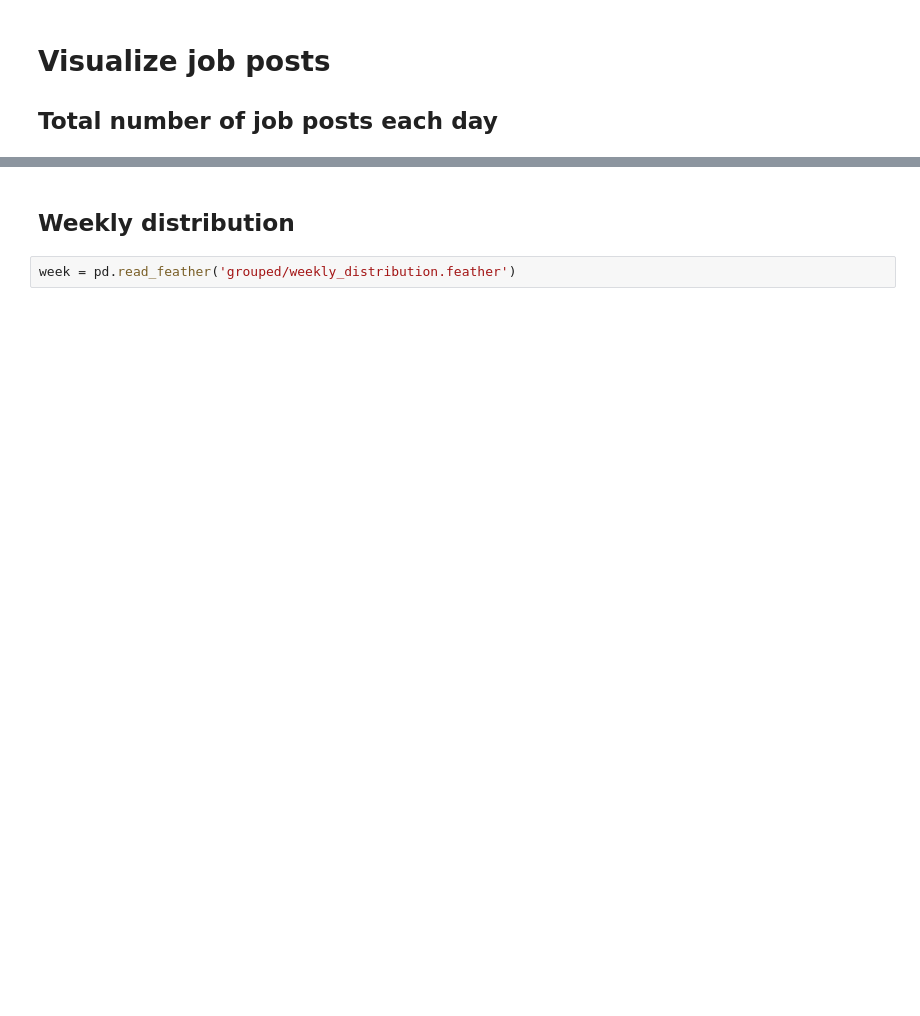
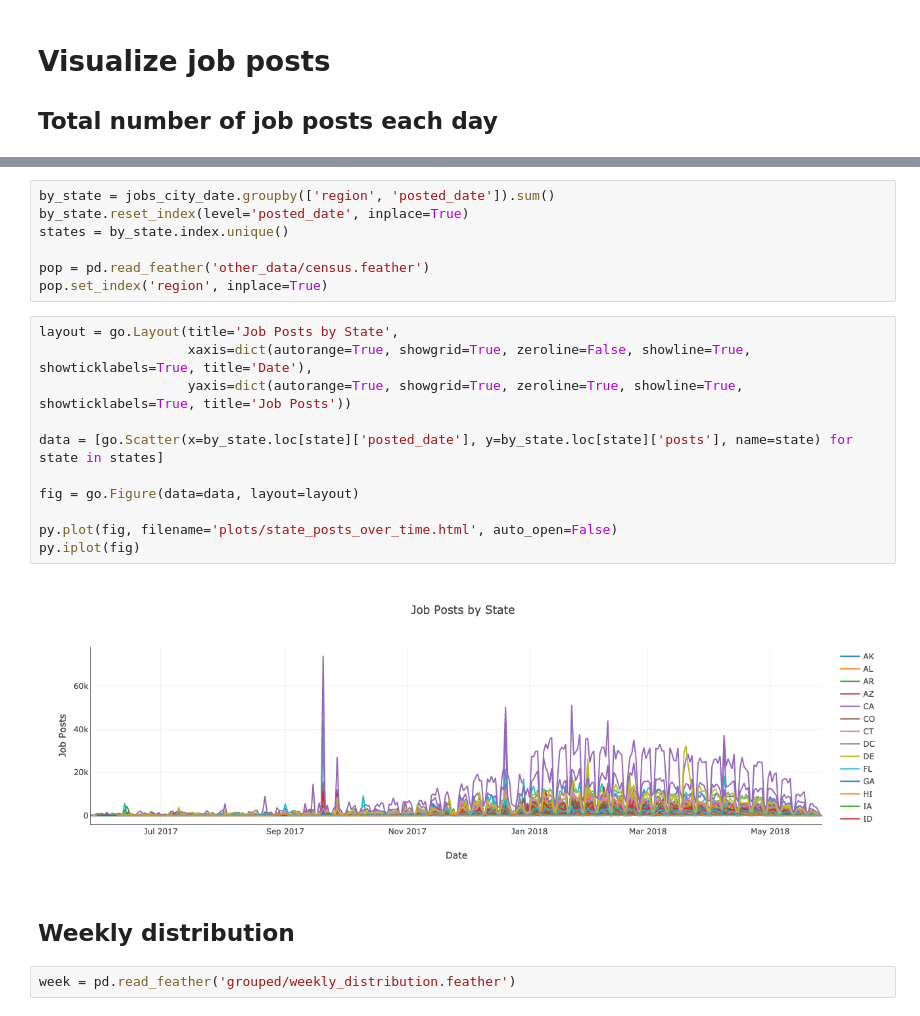
Before and after one commit to gkchen/Capstone_Project, a Jupyter notebook: explore_jobs.ipynb, the cells around one changed output, grey strips where cells are left out. Saved outputs shown, nothing was run; the diff lists cells and outputs as text; blank space fills up the shorter version.

```diff
--- a/explore_jobs.ipynb
+++ b/explore_jobs.ipynb
@@ -52,3 +40,23 @@ show(f)
+# %%
+by_state = jobs_city_date.groupby(['region', 'posted_date']).sum()
+by_state.reset_index(level='posted_date', inplace=True)
+states = by_state.index.unique()
+
+pop = pd.read_feather('other_data/census.feather')
+pop.set_index('region', inplace=True)
+# %%
+layout = go.Layout(title='Job Posts by State',
+                   xaxis=dict(autorange=True, showgrid=True, zeroline=False, showline=True, showticklabels=True, title='Date'),
+                   yaxis=dict(autorange=True, showgrid=True, zeroline=True, showline=True, showticklabels=True, title='Job Posts'))
+
+data = [go.Scatter(x=by_state.loc[state]['posted_date'], y=by_state.loc[state]['posts'], name=state) for state in states]
+
+fig = go.Figure(data=data, layout=layout)
+
+py.plot(fig, filename='plots/state_posts_over_time.html', auto_open=False)
+py.iplot(fig)
+# %% [output]
+[figure, added]
 # %% [markdown]
 ## Weekly distribution
 # %%
```
Also changed, not shown: parts of 14 cells of this notebook, 9 other files.
